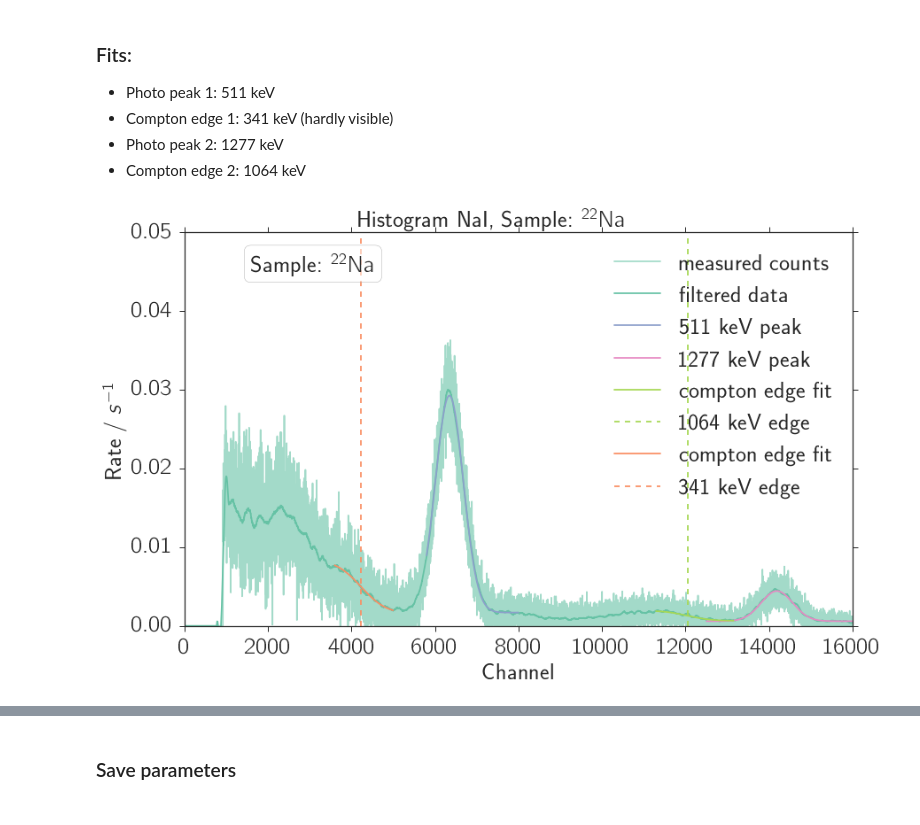
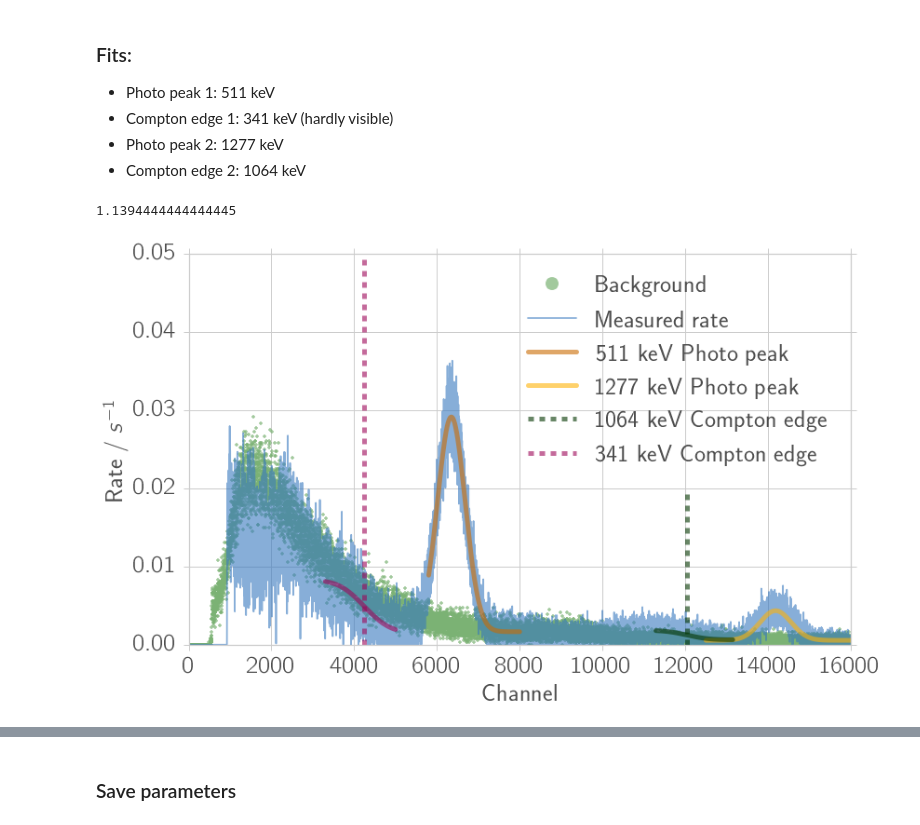
Before and after one commit to Bondzio/fp, a Jupyter notebook: compton/analysis/calibration_na.ipynb, the cells around one changed output, grey strips where cells are left out. Saved outputs shown, nothing was run; the diff lists cells and outputs as text; code cells hidden in the pictures.

```diff
--- a/compton/analysis/calibration_na.ipynb
+++ b/compton/analysis/calibration_na.ipynb
@@ -49,13 +49,19 @@ rcParams['text.color'] = "0.3"
 rcParams['xtick.color'] = "0.3"
 rcParams['ytick.color'] = "0.3"
 rcParams['axes.labelcolor'] = "0.3"
+rcParams['axes.edgecolor'] = "0.8"
+
 xfactor = 2
 rcParams['figure.figsize'] = (xfactor*6.2, xfactor*3.83)
 
-save_fig = False
+save_fig = True
 if not save_fig:
         rcParams['figure.figsize'] = (13, 8)
 fig_dir = "./figures/"  # directory of figures
+
+def fixticks(ax):
+    for t in ax.xaxis.get_ticklines(): t.set_color('0.8')
+    for t in ax.yaxis.get_ticklines(): t.set_color('0.8')
 # %% [output]
 <matplotlib.figure.Figure at 0x...>
 # %%
@@ -263,15 +314,20 @@ x = np.arange(len(y))
 y_e = un.uarray(y, np.maximum(1, np.sqrt(y)))
 
 t = 4102
+
+print(t/3600)
 rate = y / t
 rate = rate - rate_bg # the background is quite hugh!
 rate[rate < 0] = 0
 rate_e = y_e / t - rate_bg_e
-rate_e[rate < 0] = 0
+len_0 = sum(rate < 0)
+rate_ee = np.array([i if i>0 else uc.ufloat(0,1/t) for i in rate_e])
 
 y = rate
 y_filtered = sav(y, 301, 4)
 y_e = rate_e
+# %% [output]
+1.1394444444444445
 # %%
 ###### PEAK 1 #################
 # Define range to be fitted
@@ -280,7 +336,7 @@ x_max = 8000    # upper bound
 mask = (x > x_min) * (x < x_max)
 x_fit = x[mask]
 y_fit = y[mask]
-y_sigma = np.sqrt(un.std_devs(y_e[mask]))
+y_sigma = un.std_devs(y_e[mask])
 
 
 # p0 is the initial guess for the fitting coefficients
@@ -297,7 +353,7 @@ x_max = 16000    # upper bound
 mask = (x > x_min) * (x < x_max)
 x_fit2 = x[mask]
 y_fit2 = y[mask]
-y_sigma = np.sqrt(un.std_devs(y_e[mask]))
+y_sigma = un.std_devs(y_e[mask])
 
 # p0 is the initial guess for the fitting coefficients
 # p = [A, mu, sigma, offset]
@@ -313,7 +369,7 @@ x_max = 13150    # upper bound
 mask = (x > x_min) * (x < x_max)
 x_fit3 = x[mask]
 y_fit3 = y[mask]
-y_sigma = np.sqrt(un.std_devs(y_e[mask]))
+y_sigma = un.std_devs(y_e[mask])
 
 # p0 is the initial guess for the fitting coefficients
 # p = [A_edga, x_step, sigma, offset]
@@ -325,12 +381,12 @@ x_step3 = coeff3[1]
 
 ###### COMPTON EDGE 1 #################
 # Define range to be fitted
-x_min = 3600    # lower bound
+x_min = 3300    # lower bound
 x_max = 5000    # upper bound
 mask = (x > x_min) * (x < x_max)
 x_fit4 = x[mask]
 y_fit4 = y[mask]
-y_sigma = np.sqrt(un.std_devs(y_e[mask]))
+y_sigma = un.std_devs(y_e[mask])
 
 # p0 is the initial guess for the fitting coefficients
 # p = [A_edga, x_step, sigma, offset]
@@ -343,34 +399,39 @@ x_step4 = coeff4[1]
 # %%
 # Plotting
 fig1, ax1 = plt.subplots(1, 1)
+fixticks(ax1)
 sample_name = '$^{22}\mathrm{Na}$'
 if not save_fig:
     fig1.suptitle("Histogram NaI, Sample: " + sample_name)
-#ax1.plot(x, rate_bg, '.', alpha=0.9, label='background')
-counts, =ax1.plot(x, y, '-', alpha=0.6, label=('measured counts'))
-ax1.plot(x, y_filtered, '-', alpha=1.0, c=counts.get_color(), label=('filtered data'))
-#_next(ax1._get_lines.color_cycle)
-ax1.plot(x_fit, fit_peak1, label='511 keV peak')
-#next(ax1._get_lines.color_cycle)
-ax1.plot(x_fit2, fit_peak2, label='1277 keV peak')
-edge3, = ax1.plot(x_fit3, fit_edge, label='compton edge fit')
-ax1.plot([x_step3] * 2, [0, 0.8], '--', c=edge3.get_color(), label='1064 keV edge')
-next(ax1._get_lines.color_cycle)
-edge4, = ax1.plot(x_fit4, fit_edge4, label='compton edge fit')
-ax1.plot([x_step4] * 2, [0, 0.8], '--', c=edge4.get_color(), label='341 keV edge')
+
+ax1.plot(x, rate_bg, '.', alpha=0.7, label='Background', c = colors[2])
+ax1.plot(x, y, '-', alpha=0.6, label=('Measured rate'), c = colors[0])
+
+#ax1.plot(x, y_filtered, '-', alpha=1.0, c=counts.get_color(), label=('filtered data'))
+
+ax1.plot(x_fit, fit_peak1, label='511 keV Photo peak',linewidth=5,alpha=0.6,c = colors[6])
+
+ax1.plot(x_fit2, fit_peak2, label='1277 keV Photo peak',linewidth=5,alpha=0.6,c = colors[3])
+
+ax1.plot(x_fit3, fit_edge,linewidth=5,alpha=0.6 ,c = colors[4])
+ax1.plot([x_step3] * 2, [0, 0.02], '--',  label='1064 keV Compton edge',linewidth=5,alpha=0.6,c = colors[4])
+
+ax1.plot(x_fit4, fit_edge4,linewidth=5,alpha=0.6,c = colors[5])
+ax1.plot([x_step4] * 2, [0, 0.8], '--', label='341 keV Compton edge',linewidth=5,alpha=0.6,c = colors[5])
+
 props = dict(boxstyle='round', facecolor='white', alpha=0.5)
 textstr = 'Sample: ' + sample_name
-ax1.text(0.1, 0.95, textstr, transform=ax1.transAxes, va='top', bbox=props)
+#ax1.text(0.1, 0.95, textstr, transform=ax1.transAxes, va='top', bbox=props)
 ax1.set_xlim(0, 16000)
 ax1.set_ylim(0, 0.05)
 ax1.set_xlabel("Channel")
 ax1.set_ylabel("Rate / $s^{-1}$")
-ax1.legend(loc=1)
-if show_fig:
-    fig1.show()
+ax1.legend(loc="best")
+ax1.grid(True)
+#ax1.set_yscale("log")
 if save_fig:
     file_name = "histo_na_22na"
     fig1.savefig(fig_dir + file_name + ".pdf")
     fig1.savefig(fig_dir + file_name + ".png")
 # %% [output]
-[figure, old version]
+[figure, new version]
```
Also changed, not shown: parts of 11 cells of this notebook, 41 other files.
